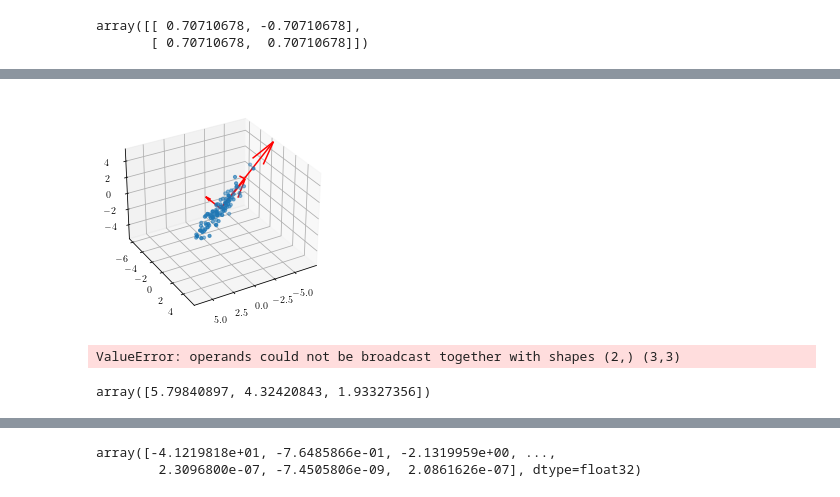
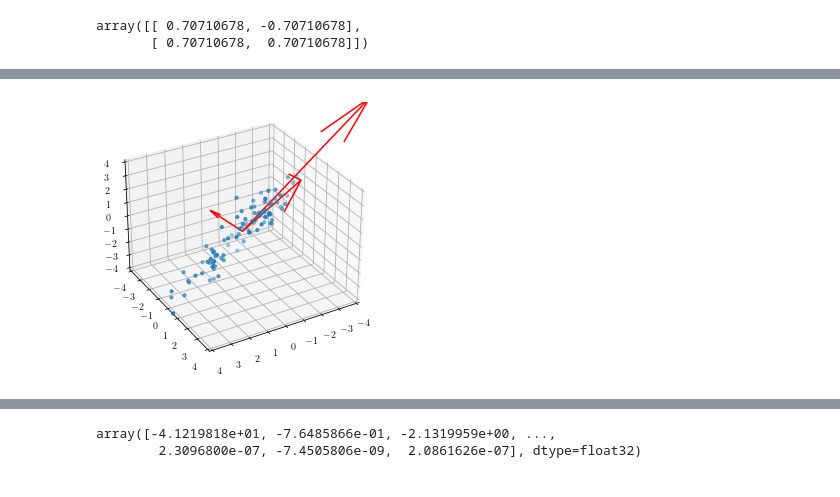
Before and after one commit to hws1302/pca-article, a Jupyter notebook: PCA vs autoencoder.ipynb, the cells around one changed output, grey strips where cells are left out. Cells and saved outputs as stored; diff of their text form; code cells hidden in the pictures.

```diff
--- a/PCA vs autoencoder.ipynb
+++ b/PCA vs autoencoder.ipynb
@@ -46,6 +68,7 @@ import matplotlib.pyplot as plt
 from sklearn.datasets import fetch_olivetti_faces
 
 plt.rcParams['text.usetex'] = True
+plt.rcParams["figure.autolayout"] = True
 # %%
 # add in LaTeX plotting stuff
 
@@ -199,24 +212,27 @@ array([-1.99999789, -0.0029058 ])
 # %%
 fig = plt.figure()
 ax = plt.axes(projection='3d')
 
 covar_3d = [
     [5,4,1],
     [4,5,4],
     [1,4,5]
 ]
 
 data = np.random.multivariate_normal([0,0,0], covar_3d, size=100)
 x, y, z = data.T
 
 ax.scatter3D(x,y,z,s=10, marker='o')
 
 covar = np.cov(data.T)
 eigenvals, eigenvecs = np.linalg.eig(covar)
 prin_comp = np.sqrt(eigenvals) * eigenvecs
 origin = np.array([[0,0,0],[0,0,0], [0,0,0]]) # origin point
 ax.quiver(*origin, prin_comp[0], prin_comp[1], prin_comp[2], length=5, color='r')#, normalize=True)#, width=0.02)
+ax.set_xlim(-4,4)
+ax.set_ylim(-4,4)
+ax.set_zlim(-4,4)
 ax.view_init(30, 60)
 plt.show()
 # %% [output]
-[figure, old version]
+[figure, new version]
@@ -227,11 +238,0 @@ eigenvals, eigenvecs = np.linalg.eig(covar)
-# %%
-# but we can get rid of the third direction as varaition in this direction is very small
-_, _, Vt = np.linalg.svd(data)
-
-# how do we best represent the squishing?
-# %% [output]
-ValueError: operands could not be broadcast together with shapes (2,) (3,3)
-# %%
-np.sqrt(w)
-# %% [output]
-array([5.79840897, 4.32420843, 1.93327356])
```
Also changed, not shown: parts of 50 cells of this notebook.
